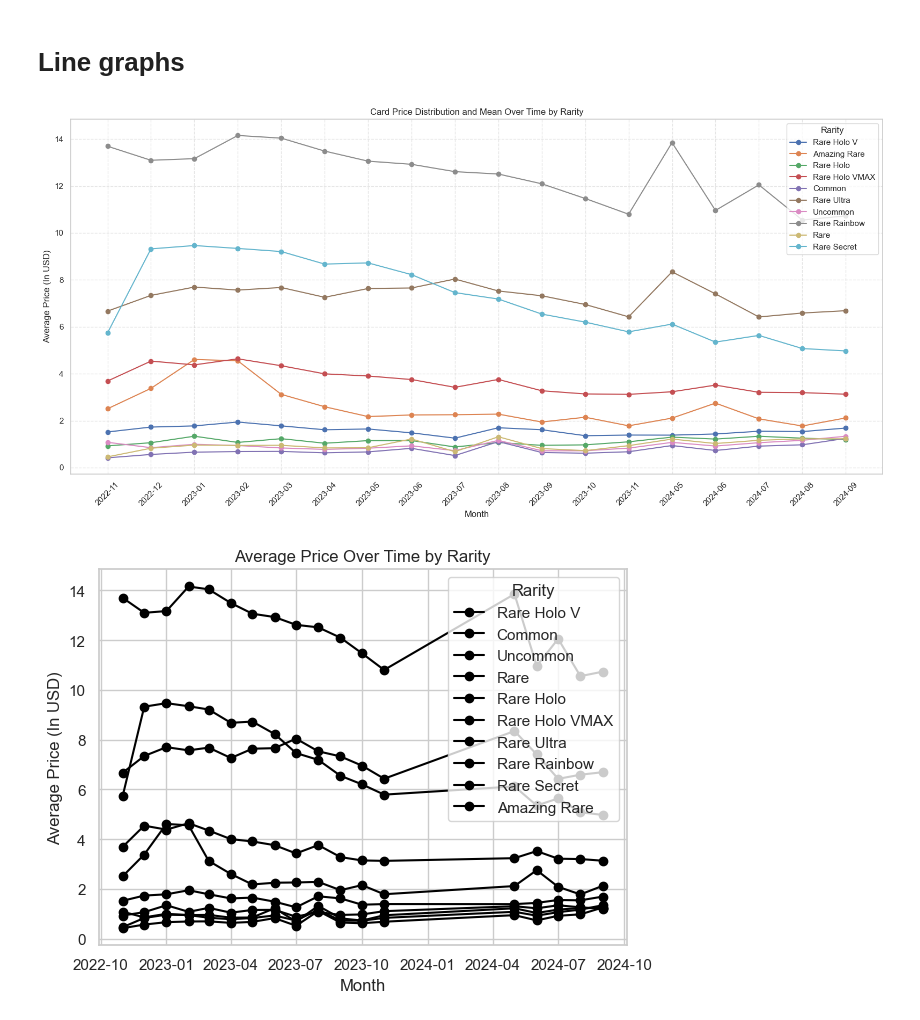
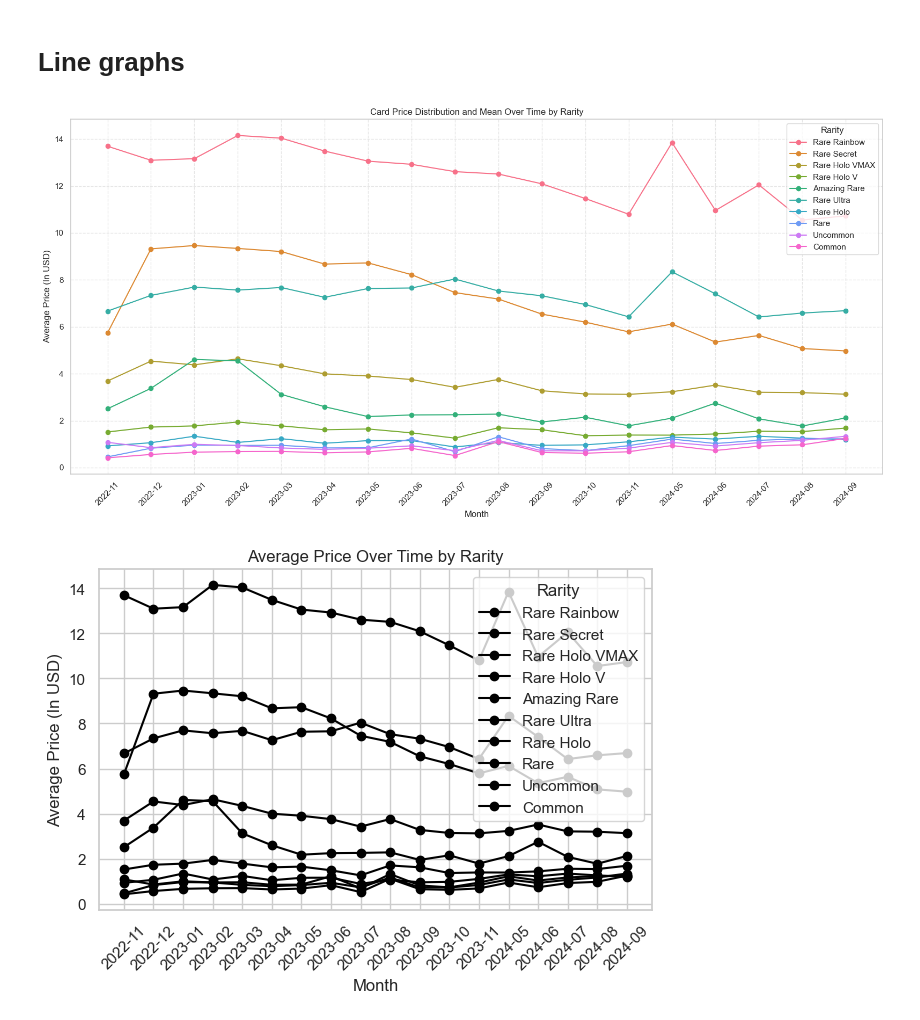
Before and after one commit to JihunKimCode/RarityRadar, a Jupyter notebook: graph.ipynb, the cells around one changed output. Drawn from its saved outputs; the diff is of its cells as text; code cells hidden in the pictures.

```diff
--- a/graph.ipynb
+++ b/graph.ipynb
@@ -173,32 +260,21 @@ plt.show()
 # %%
-import matplotlib.pyplot as plt
-import seaborn as sns
-
-# Ensure 'Month' column is treated as a categorical variable sorted chronologically
-df['Month'] = pd.to_datetime(df['Month'])
-df['Month_str'] = df['Month'].dt.strftime('%Y-%m')
-df = df.sort_values('Month')
-
-# Unique rarities
-rarities = df['Rarity'].unique()
-
-# Set style
+# Graph Style
 sns.set(style='whitegrid')
 
 # Plot for each rarity
-for rarity in rarities:
+for rarity in sorted_rarities:
     subset = df[df['Rarity'] == rarity]
 
     plt.figure(figsize=(12, 6))
 
     # Boxplot of all card prices for each month
-    sns.boxplot(data=subset, x='Month_str', y=subset['Average'] / 100, color='lightblue', showfliers=False)
+    sns.boxplot(data=subset, x=df['Month'], y=subset['Average'] / 100, color='lightblue', showfliers=False)
 
     # Line plot of mean prices per month
-    mean_per_month = subset.groupby('Month_str')['Average'].mean() / 100
+    mean_per_month = subset.groupby('Month')['Average'].mean() / 100
     plt.plot(mean_per_month.index, mean_per_month.values, color='red', marker='o', label='Mean Price')
 
-    # Titles and labels
+    # Plots
     plt.title(f'Price Distribution Over Time - Rarity: {rarity}')
     plt.xlabel('Month')
     plt.ylabel('Average Price (In USD)')
@@ -222,29 +298,18 @@ for rarity in rarities:
 # %% [markdown]
 # Line graphs
 # %%
-import matplotlib.pyplot as plt
-import seaborn as sns
-
-# Convert Month to datetime and create Month_str for x-axis
-df['Month'] = pd.to_datetime(df['Month'])
-df['Month_str'] = df['Month'].dt.strftime('%Y-%m')
-df = df.sort_values('Month')
-
-# Set style
+# Graph style
 sns.set(style='whitegrid')
-
 plt.figure(figsize=(16, 8))
 
 # Mean line per rarity
-rarities = df['Rarity'].unique()
-palette = sns.color_palette(n_colors=len(rarities))
-
-for rarity, color in zip(rarities, palette):
+palette = sns.color_palette("husl", len(sorted_rarities))
+for rarity, color in zip(sorted_rarities, palette):
     subset = df[df['Rarity'] == rarity]
-    mean_per_month = subset.groupby('Month_str')['Average'].mean() / 100
+    mean_per_month = subset.groupby('Month')['Average'].mean() / 100
     plt.plot(mean_per_month.index, mean_per_month.values, label=rarity, color=color, marker='o')
 
-# Customize plot
+# Plot Line Graphs
 plt.title('Card Price Distribution and Mean Over Time by Rarity')
 plt.xlabel('Month')
 plt.ylabel('Average Price (In USD)')
@@ -255,33 +320,32 @@ plt.grid(True, linestyle='--', alpha=0.5)
 
 plt.show()
 # %% [output]
-[figure, old version]
+[figure, new version]
 # %%
-import numpy as np
-
 for rarity_df in dfs_by_rarity:
     # print(rarity_df.columns)
     # Find list of months
     months = rarity_df['Month'].unique()
     months = sorted(months)
     # print(months)
     # Iterate over df by month finding the average
     avg_by_month = []
     for month in months:
         month_df = rarity_df[rarity_df['Month'] == month]
         avg_by_month.append(month_df['Average'].mean())
 
     rarity = rarity_df.iloc[0]['Rarity']
     # lists = sorted(itertools.izip(*[]))
     # plt.figure()
     plt.plot(months, np.array(avg_by_month) / 100, label=rarity, marker='o', c='black')
     plt.title('Average Price Over Time by Rarity')
+    plt.xticks(rotation=45)
     plt.xlabel('Month')
     plt.ylabel('Average Price (In USD)')
     plt.legend(title='Rarity')
     plt.grid(True)
     plt.tight_layout()
 plt.show()
 # %% [output]
-[figure, old version]
+[figure, new version]
 # %%
```
Also changed, not shown: parts of 16 cells of this notebook.
